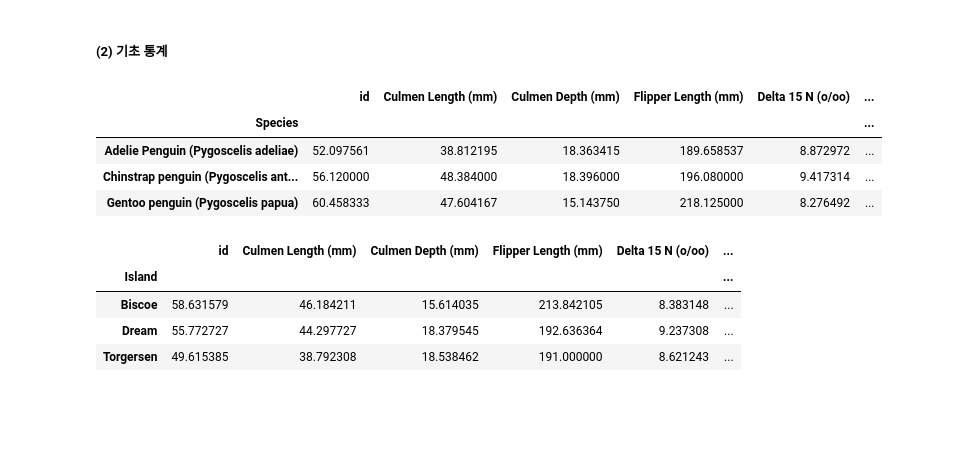
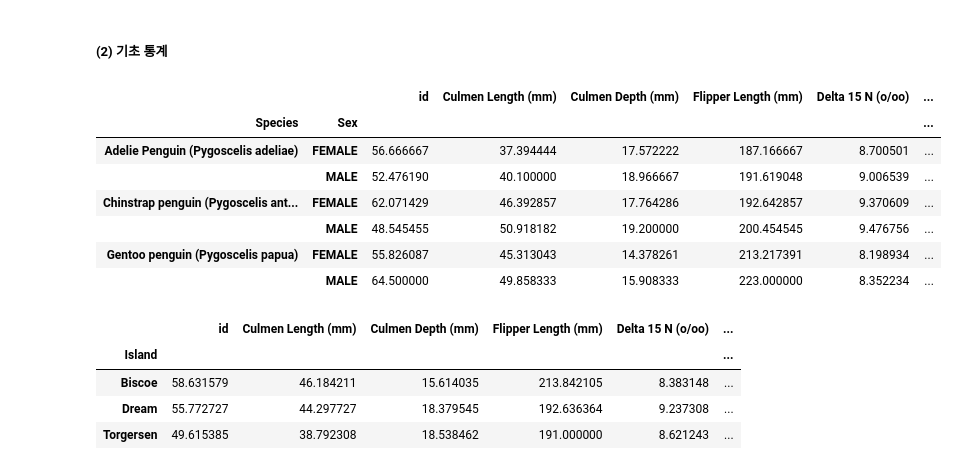
Before and after one commit to juyeon-shin/CLUB-D.N.A., a Jupyter notebook: 2022/01. 펭귄 몸무게 예측 경진대회/펭귄_몸무게_예측_경진대회_포트폴리오.ipynb, the cells around one changed output. Saved outputs shown, nothing was run; the diff lists cells and outputs as text; code cells hidden in the pictures; blank space fills up the shorter version.

```diff
--- a/2022/01. 펭귄 몸무게 예측 경진대회/펭귄_몸무게_예측_경진대회_포트폴리오.ipynb
+++ b/2022/01. 펭귄 몸무게 예측 경진대회/펭귄_몸무게_예측_경진대회_포트폴리오.ipynb
@@ -171,14 +172,17 @@ sns.displot(train, x='Delta 13 C (o/oo)', col="Species", row="Island",facet_kws=
 # %% [markdown]
 ##### (2) 기초 통계
 # %%
-group_S = train.groupby(['Species']).mean()
+group_S = train.groupby(['Species','Sex']).mean()
 group_S
 # %% [output]
-|  | id | Culmen Length (mm) | Culmen Depth (mm) | Flipper Length (mm) | Delta 15 N (o/oo) | ... |
-| Species |  |  |  |  |  | ... |
-| Adelie Penguin (Pygoscelis adeliae) | 52.097561 | 38.812195 | 18.363415 | 189.658537 | 8.872972 | ... |
-| Chinstrap penguin (Pygoscelis ant... | 56.120000 | 48.384000 | 18.396000 | 196.080000 | 9.417314 | ... |
-| Gentoo penguin (Pygoscelis papua) | 60.458333 | 47.604167 | 15.143750 | 218.125000 | 8.276492 | ... |
+|  |  | id | Culmen Length (mm) | Culmen Depth (mm) | Flipper Length (mm) | Delta 15 N (o/oo) | ... |
+| Species | Sex |  |  |  |  |  | ... |
+| Adelie Penguin (Pygoscelis adeliae) | FEMALE | 56.666667 | 37.394444 | 17.572222 | 187.166667 | 8.700501 | ... |
+|  | MALE | 52.476190 | 40.100000 | 18.966667 | 191.619048 | 9.006539 | ... |
+| Chinstrap penguin (Pygoscelis ant... | FEMALE | 62.071429 | 46.392857 | 17.764286 | 192.642857 | 9.370609 | ... |
+|  | MALE | 48.545455 | 50.918182 | 19.200000 | 200.454545 | 9.476756 | ... |
+| Gentoo penguin (Pygoscelis papua) | FEMALE | 55.826087 | 45.313043 | 14.378261 | 213.217391 | 8.198934 | ... |
+|  | MALE | 64.500000 | 49.858333 | 15.908333 | 223.000000 | 8.352234 | ... |
 # %%
 group_I = train.groupby(['Island']).mean()
 group_I
```
Also changed, not shown: parts of 7 cells of this notebook.
